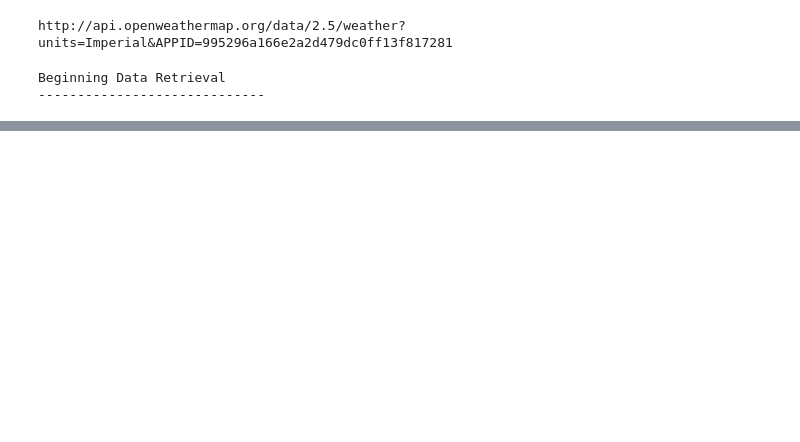
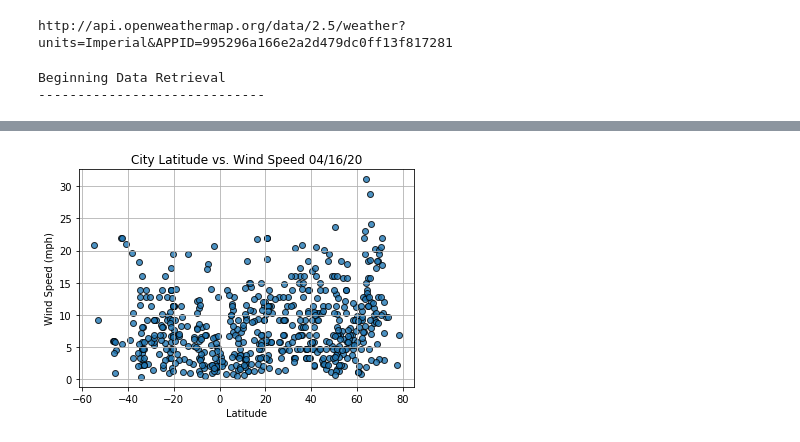
Before and after one commit to Btriordan/World_Weather_Analysis, a Jupyter notebook: WeatherPy.ipynb, the cells around one changed output, grey strips where cells are left out. Saved outputs shown, nothing was run; the diff lists cells and outputs as text; code cells hidden in the pictures; blank space fills up the shorter version.

```diff
--- a/WeatherPy.ipynb
+++ b/WeatherPy.ipynb
@@ -264,17 +264,19 @@ plt.show()
 # %%
 # Build the scatter plots for latitude vs wind speed
 plt.scatter(lats,
             wind_speed,
             edgecolor="black", linewidths=1, marker="o",
             alpha=0.8, label="Cities")
 # Incorporate the other graph proterties.
-plt.title(f"City Latitude vs.Wind Speed " + time.strftime("%x"))
-plt.ylabel("Cloudiness %")
+plt.title(f"City Latitude vs. Wind Speed "+ time.strftime("%x"))
+plt.ylabel("Wind Speed (mph)")
 plt.xlabel("Latitude")
 plt.grid(True)
 
 # Save the figure.
 plt.savefig("weather_data/fig4.png")
 
 # show the plot.
 plt.show()
+# %% [output]
+[figure, added]
```
Also changed, not shown: parts of 24 cells of this notebook, 5 other files.
